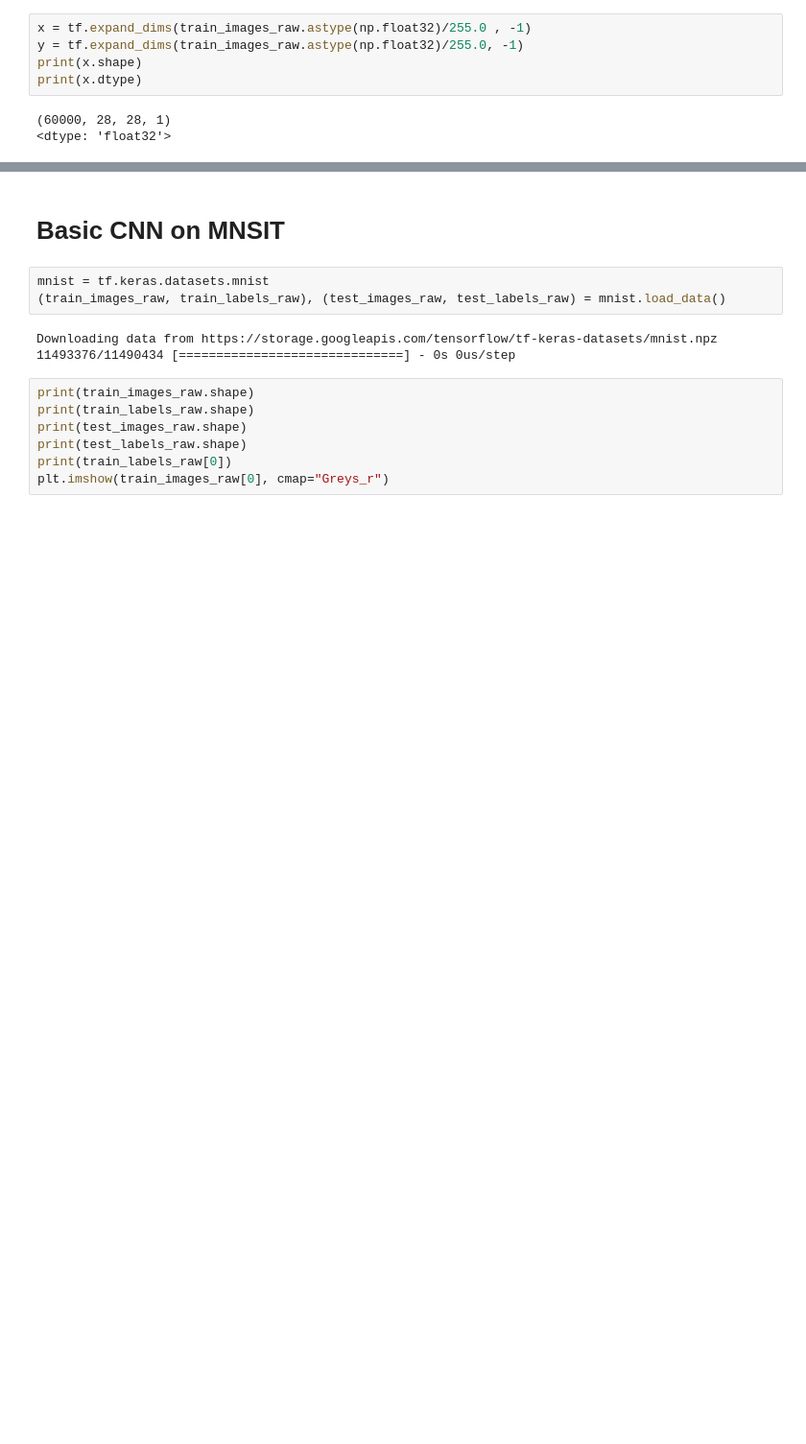
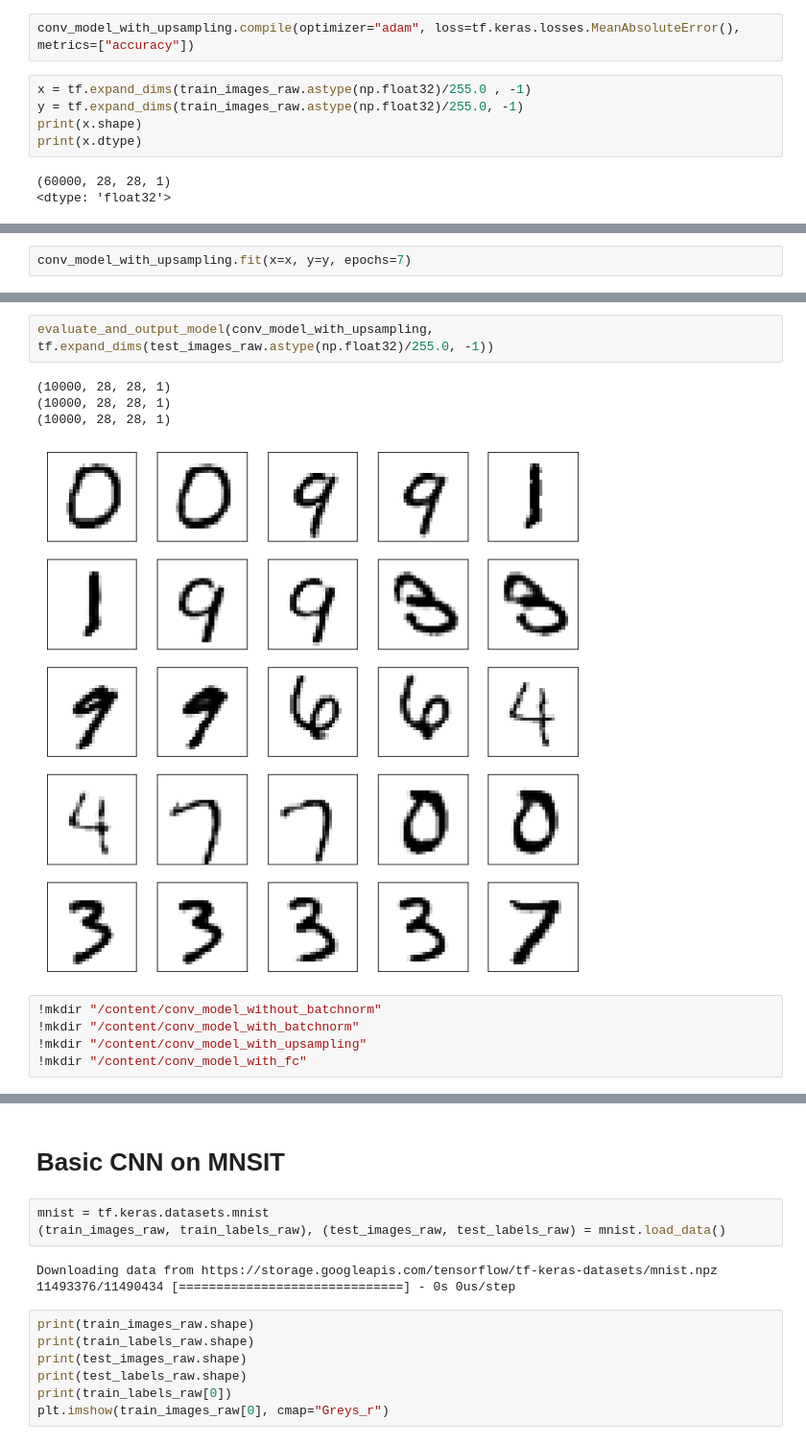
Before and after one commit to surajsrivathsa/ovgu_deeplearning, a Jupyter notebook: Assignment_8_Autoencoders.ipynb, the cells around one changed output, grey strips where cells are left out. Shown at 96% size. Saved outputs shown, nothing was run; the diff lists cells and outputs as text; blank space fills up the shorter version.

```diff
--- a/Assignment_8_Autoencoders.ipynb
+++ b/Assignment_8_Autoencoders.ipynb
@@ -641,3 +845,5 @@ conv_model1.compile(optimizer="adam", loss=tf.keras.losses.MeanAbsoluteError(),
+# %%
+conv_model_with_upsampling.compile(optimizer="adam", loss=tf.keras.losses.MeanAbsoluteError(), metrics=["accuracy"])
 # %%
 x = tf.expand_dims(train_images_raw.astype(np.float32)/255.0 , -1)
 y = tf.expand_dims(train_images_raw.astype(np.float32)/255.0, -1)
@@ -662 +894,3 @@ Epoch 5/5
 <tensorflow.python.keras.callbacks.History at 0x...>
+# %%
+conv_model_with_upsampling.fit(x=x, y=y, epochs=7)
@@ -742,0 +959,12 @@ for epoch in range(epochs):
+# %%
+evaluate_and_output_model(conv_model_with_upsampling, tf.expand_dims(test_images_raw.astype(np.float32)/255.0, -1))
+# %% [output]
+(10000, 28, 28, 1)
+(10000, 28, 28, 1)
+(10000, 28, 28, 1)
+[figure, added]
+# %%
+!mkdir "/content/conv_model_without_batchnorm"
+!mkdir "/content/conv_model_with_batchnorm"
+!mkdir "/content/conv_model_with_upsampling"
+!mkdir "/content/conv_model_with_fc"
```
Also changed, not shown: parts of 23 cells of this notebook.
